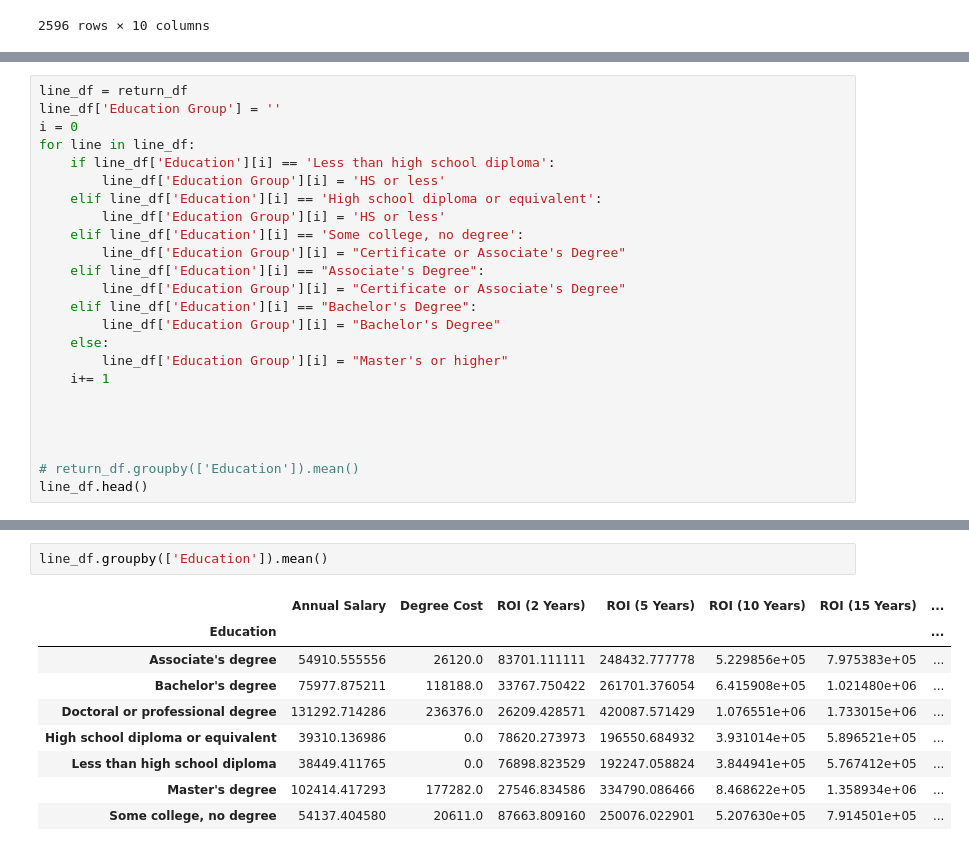
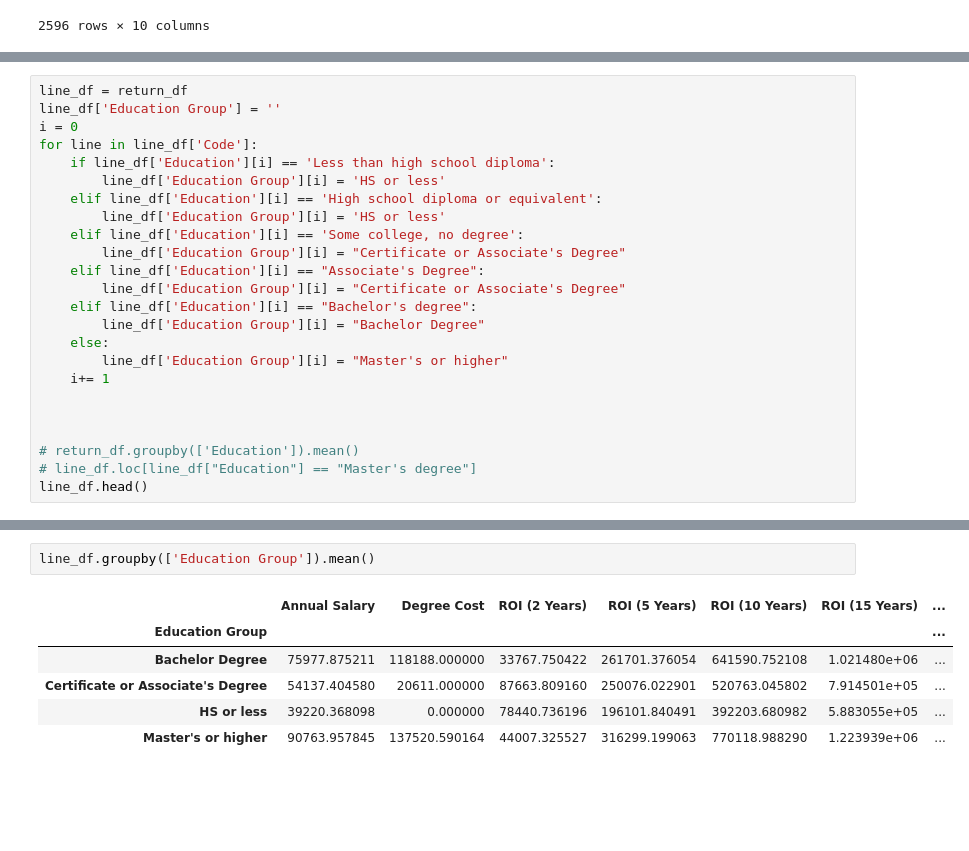
Before and after one commit to Project-1-2021/ValueOfCollege, a Jupyter notebook: Data_Analysis.ipynb, the cells around one changed output, grey strips where cells are left out. Saved outputs shown, nothing was run; the diff lists cells and outputs as text; blank space fills up the shorter version.

Commit message:
created df consolidating education levels for line graph

```diff
--- a/Data_Analysis.ipynb
+++ b/Data_Analysis.ipynb
@@ -266,7 +266,7 @@ aa_degree = return_df.query('Occupation == "Web Developers" & Education == "Asso
 line_df = return_df
 line_df['Education Group'] = ''
 i = 0
-for line in line_df:
+for line in line_df['Code']:
     if line_df['Education'][i] == 'Less than high school diploma':
         line_df['Education Group'][i] = 'HS or less'
     elif line_df['Education'][i] == 'High school diploma or equivalent':
@@ -275,16 +275,16 @@ for line in line_df:
         line_df['Education Group'][i] = "Certificate or Associate's Degree"
     elif line_df['Education'][i] == "Associate's Degree":
         line_df['Education Group'][i] = "Certificate or Associate's Degree"
-    elif line_df['Education'][i] == "Bachelor's Degree":
-        line_df['Education Group'][i] = "Bachelor's Degree"
+    elif line_df['Education'][i] == "Bachelor's degree":
+        line_df['Education Group'][i] = "Bachelor Degree"
     else:
         line_df['Education Group'][i] = "Master's or higher"
     i+= 1
 
 
 
-
 # return_df.groupby(['Education']).mean()
+# line_df.loc[line_df["Education"] == "Master's degree"]
 line_df.head()
 # %% [output]
 A value is trying to be set on a copy of a slice from a DataFrame
@@ -306,17 +314,14 @@ See the caveats in the documentation: https://pandas.pydata.org/pandas-docs/stab
 | 3 | 15-2051.01 | Business Intelligence Analysts | Some college, no degree | 54300 | 20611.0 | 87989.0 | 250889.0 | ... |
 | 4 | 15-2051.01 | Business Intelligence Analysts | Some college, no degree | 54300 | 20611.0 | 87989.0 | 250889.0 | ... |
 # %%
-line_df.groupby(['Education']).mean()
+line_df.groupby(['Education Group']).mean()
 # %% [output]
 |  | Annual Salary | Degree Cost | ROI (2 Years) | ROI (5 Years) | ROI (10 Years) | ROI (15 Years) | ... |
-| Education |  |  |  |  |  |  | ... |
-| Associate's degree | 54910.555556 | 26120.0 | 83701.111111 | 248432.777778 | 5.229856e+05 | 7.975383e+05 | ... |
-| Bachelor's degree | 75977.875211 | 118188.0 | 33767.750422 | 261701.376054 | 6.415908e+05 | 1.021480e+06 | ... |
-| Doctoral or professional degree | 131292.714286 | 236376.0 | 26209.428571 | 420087.571429 | 1.076551e+06 | 1.733015e+06 | ... |
-| High school diploma or equivalent | 39310.136986 | 0.0 | 78620.273973 | 196550.684932 | 3.931014e+05 | 5.896521e+05 | ... |
-| Less than high school diploma | 38449.411765 | 0.0 | 76898.823529 | 192247.058824 | 3.844941e+05 | 5.767412e+05 | ... |
-| Master's degree | 102414.417293 | 177282.0 | 27546.834586 | 334790.086466 | 8.468622e+05 | 1.358934e+06 | ... |
-| Some college, no degree | 54137.404580 | 20611.0 | 87663.809160 | 250076.022901 | 5.207630e+05 | 7.914501e+05 | ... |
+| Education Group |  |  |  |  |  |  | ... |
+| Bachelor Degree | 75977.875211 | 118188.000000 | 33767.750422 | 261701.376054 | 641590.752108 | 1.021480e+06 | ... |
+| Certificate or Associate's Degree | 54137.404580 | 20611.000000 | 87663.809160 | 250076.022901 | 520763.045802 | 7.914501e+05 | ... |
+| HS or less | 39220.368098 | 0.000000 | 78440.736196 | 196101.840491 | 392203.680982 | 5.883055e+05 | ... |
+| Master's or higher | 90763.957845 | 137520.590164 | 44007.325527 | 316299.199063 | 770118.988290 | 1.223939e+06 | ... |
 # %%
 # line_data = return_df.groupby(['Occupation'])
 education_occ = return_df.loc[return_df['Occupation'] == 'Web Developers']
```
Also changed, not shown: parts of 5 cells of this notebook.
